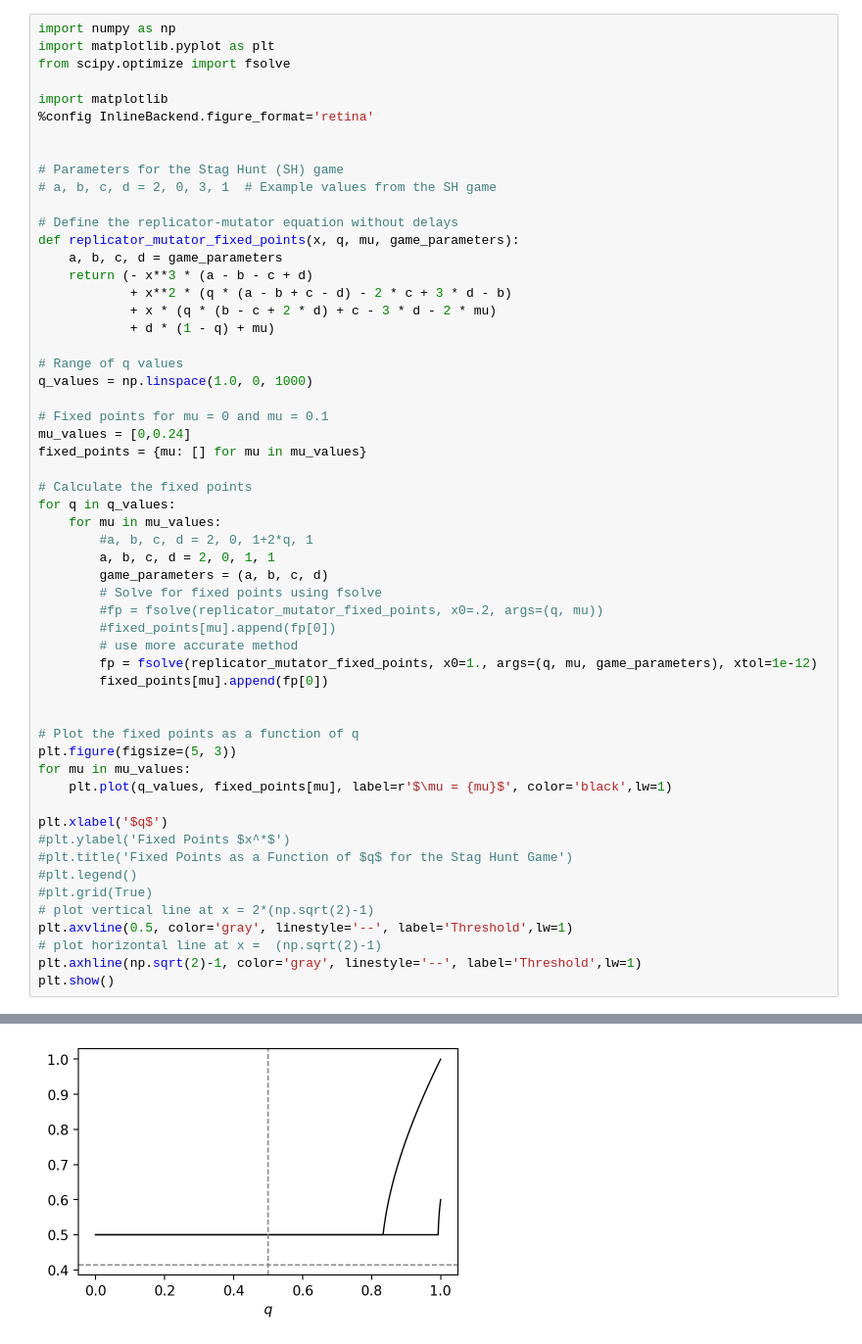
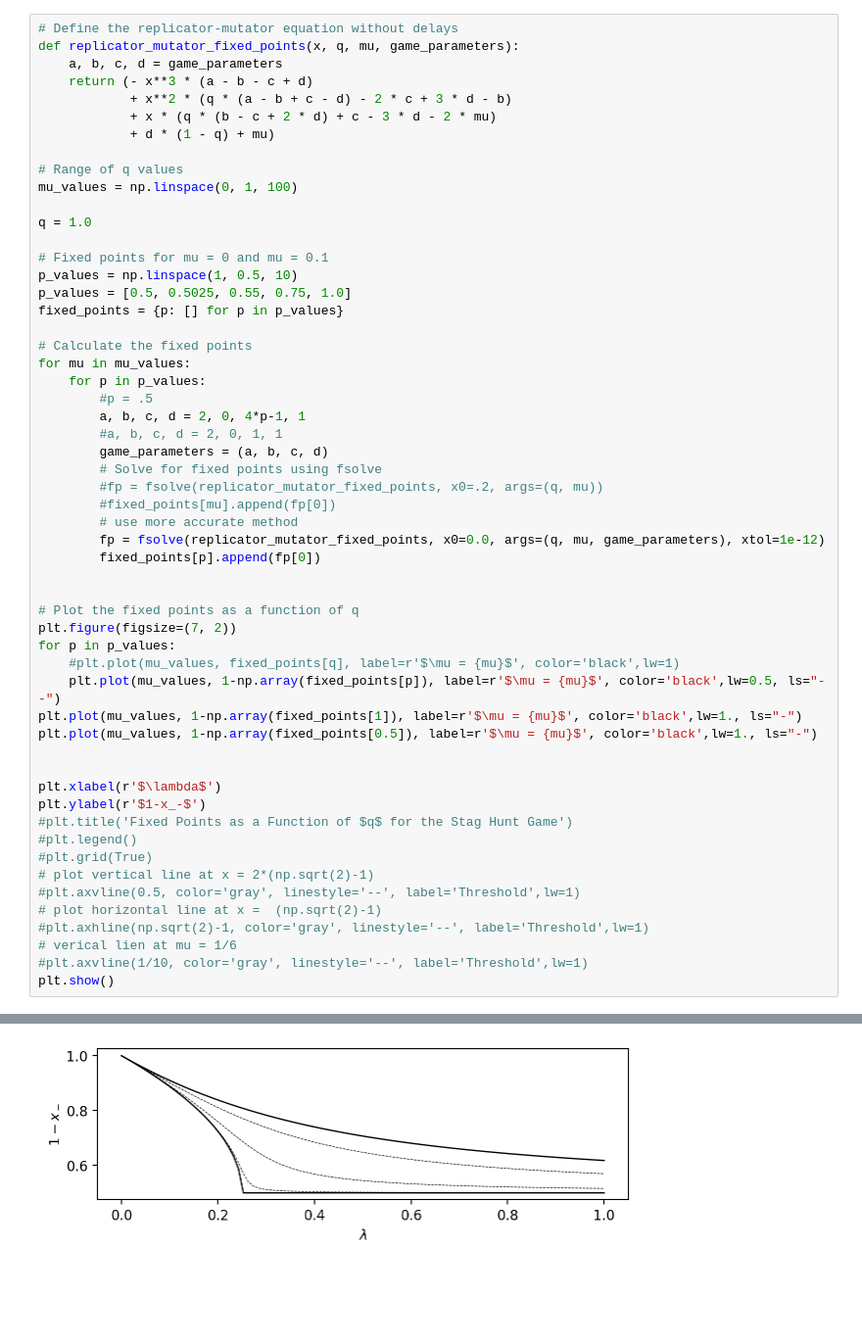
Before and after one commit to deankorosak/two-cultures, a Jupyter notebook: code/two-culture-emergence-model.ipynb, the cells around one changed output, grey strips where cells are left out. Shown at 98% size. Saved outputs shown, nothing was run; the diff lists cells and outputs as text; blank space fills up the shorter version.

```diff
--- a/code/two-culture-emergence-model.ipynb
+++ b/code/two-culture-emergence-model.ipynb
@@ -1,15 +8,4 @@
 # %%
-import numpy as np
-import matplotlib.pyplot as plt
-from scipy.optimize import fsolve
-
-import matplotlib
-%config InlineBackend.figure_format='retina'
-
-
-# Parameters for the Stag Hunt (SH) game
-# a, b, c, d = 2, 0, 3, 1  # Example values from the SH game
-
 # Define the replicator-mutator equation without delays
 def replicator_mutator_fixed_points(x, q, mu, game_parameters):
     a, b, c, d = game_parameters
@@ -19,39 +15,49 @@ def replicator_mutator_fixed_points(x, q, mu, game_parameters):
             + d * (1 - q) + mu)
 
 # Range of q values
-q_values = np.linspace(1.0, 0, 1000)
+mu_values = np.linspace(0, 1, 100)
+
+q = 1.0
 
 # Fixed points for mu = 0 and mu = 0.1
-mu_values = [0,0.24]
-fixed_points = {mu: [] for mu in mu_values}
+p_values = np.linspace(1, 0.5, 10)
+p_values = [0.5, 0.5025, 0.55, 0.75, 1.0]
+fixed_points = {p: [] for p in p_values}
 
 # Calculate the fixed points
-for q in q_values:
-    for mu in mu_values:
-        #a, b, c, d = 2, 0, 1+2*q, 1
-        a, b, c, d = 2, 0, 1, 1
+for mu in mu_values:
+    for p in p_values:
+        #p = .5
+        a, b, c, d = 2, 0, 4*p-1, 1
+        #a, b, c, d = 2, 0, 1, 1
         game_parameters = (a, b, c, d)
         # Solve for fixed points using fsolve
         #fp = fsolve(replicator_mutator_fixed_points, x0=.2, args=(q, mu))
         #fixed_points[mu].append(fp[0])
         # use more accurate method
-        fp = fsolve(replicator_mutator_fixed_points, x0=1., args=(q, mu, game_parameters), xtol=1e-12)
-        fixed_points[mu].append(fp[0])
+        fp = fsolve(replicator_mutator_fixed_points, x0=0.0, args=(q, mu, game_parameters), xtol=1e-12)
+        fixed_points[p].append(fp[0])
 
 
 # Plot the fixed points as a function of q
-plt.figure(figsize=(5, 3))
-for mu in mu_values:
-    plt.plot(q_values, fixed_points[mu], label=r'$\mu = {mu}$', color='black',lw=1)
+plt.figure(figsize=(7, 2))
+for p in p_values:
+    #plt.plot(mu_values, fixed_points[q], label=r'$\mu = {mu}$', color='black',lw=1)
+    plt.plot(mu_values, 1-np.array(fixed_points[p]), label=r'$\mu = {mu}$', color='black',lw=0.5, ls="--")
+plt.plot(mu_values, 1-np.array(fixed_points[1]), label=r'$\mu = {mu}$', color='black',lw=1., ls="-")
+plt.plot(mu_values, 1-np.array(fixed_points[0.5]), label=r'$\mu = {mu}$', color='black',lw=1., ls="-")
 
-plt.xlabel('$q$')
-#plt.ylabel('Fixed Points $x^*$')
+
+plt.xlabel(r'$\lambda$')
+plt.ylabel(r'$1-x_-$')
 #plt.title('Fixed Points as a Function of $q$ for the Stag Hunt Game')
 #plt.legend()
 #plt.grid(True)
 # plot vertical line at x = 2*(np.sqrt(2)-1)
-plt.axvline(0.5, color='gray', linestyle='--', label='Threshold',lw=1)
+#plt.axvline(0.5, color='gray', linestyle='--', label='Threshold',lw=1)
 # plot horizontal line at x =  (np.sqrt(2)-1)
-plt.axhline(np.sqrt(2)-1, color='gray', linestyle='--', label='Threshold',lw=1)
+#plt.axhline(np.sqrt(2)-1, color='gray', linestyle='--', label='Threshold',lw=1)
+# verical lien at mu = 1/6
+#plt.axvline(1/10, color='gray', linestyle='--', label='Threshold',lw=1)
 plt.show()
 # %% [output]
@@ -59 +65 @@ plt.show()
-[figure, old version]
+[figure, new version]
```
Also changed, not shown: parts of 5 cells of this notebook, 11 other files.
